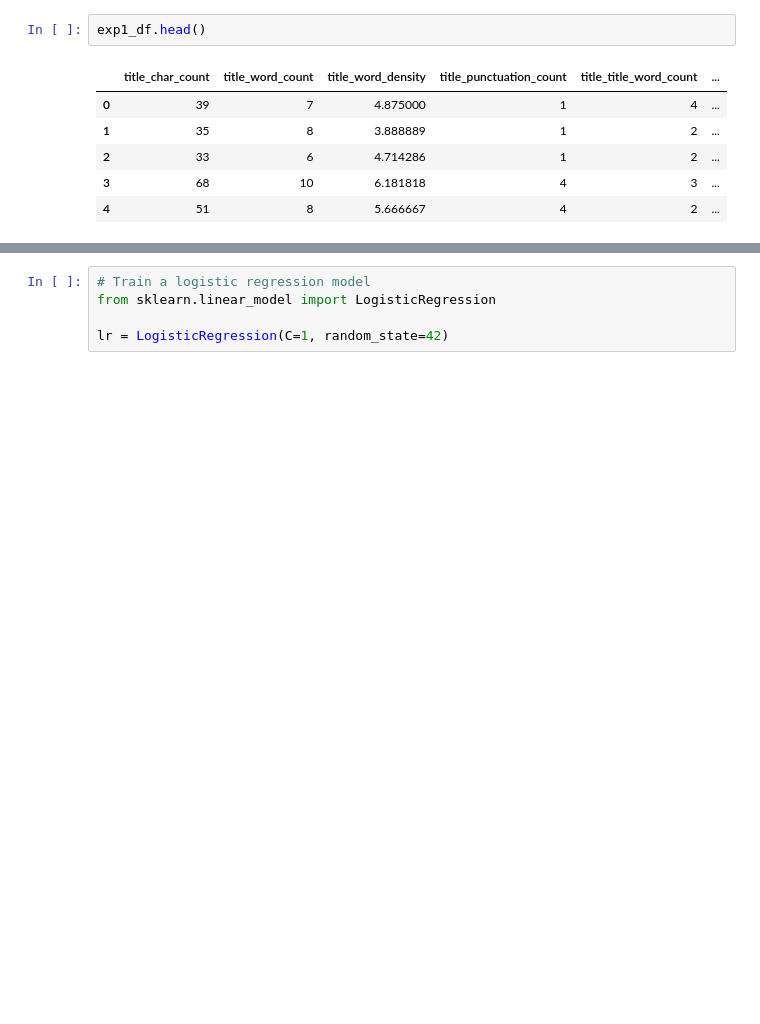
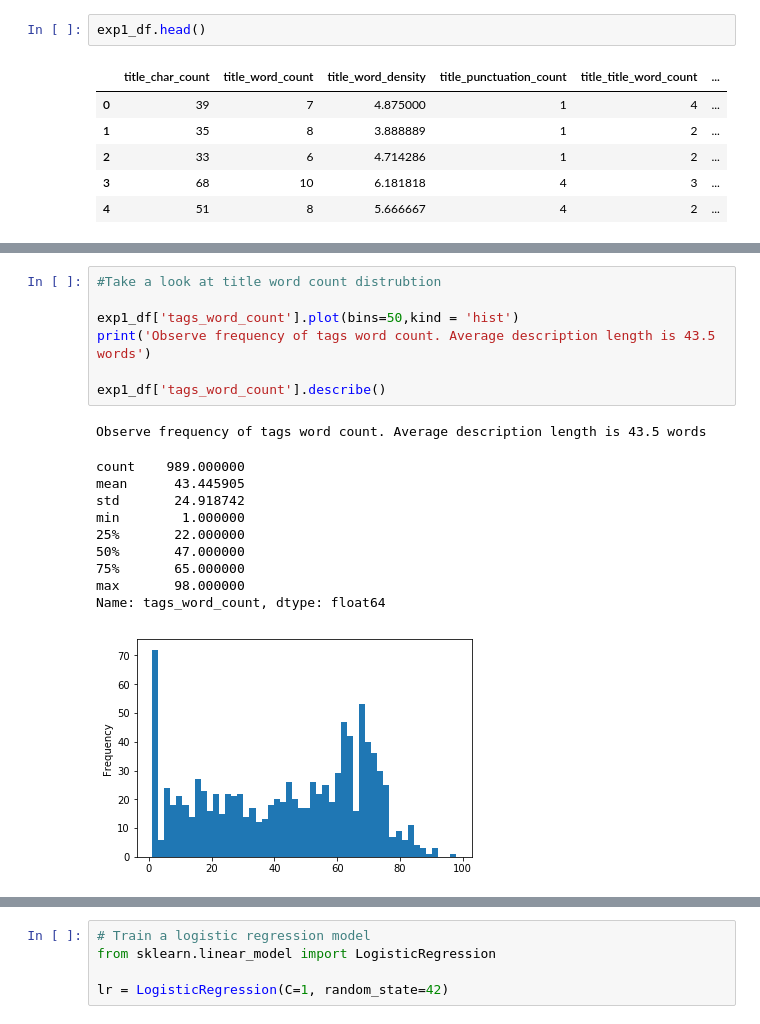
Before and after one commit to addiwei/Springboard, a Jupyter notebook: Capstone1/Youtube_3_Word_Preprocessing_EDA_Modeling.ipynb, the cells around one changed output, grey strips where cells are left out. Saved outputs shown, nothing was run; the diff lists cells and outputs as text; blank space fills up the shorter version.

```diff
--- a/Capstone1/Youtube_3_Word_Preprocessing_EDA_Modeling.ipynb
+++ b/Capstone1/Youtube_3_Word_Preprocessing_EDA_Modeling.ipynb
@@ -111,0 +152,19 @@ exp1_df.head()
+# %%
+#Take a look at title word count distrubtion
+
+exp1_df['tags_word_count'].plot(bins=50,kind = 'hist')
+print('Observe frequency of tags word count. Average description length is 43.5 words')
+
+exp1_df['tags_word_count'].describe()
+# %% [output]
+Observe frequency of tags word count. Average description length is 43.5 words
+count    989.000000
+mean      43.445905
+std       24.918742
+min        1.000000
+25%       22.000000
+50%       47.000000
+75%       65.000000
+max       98.000000
+Name: tags_word_count, dtype: float64
+[figure, added]
```
Also changed, not shown: parts of 33 cells of this notebook, 1 other file.
